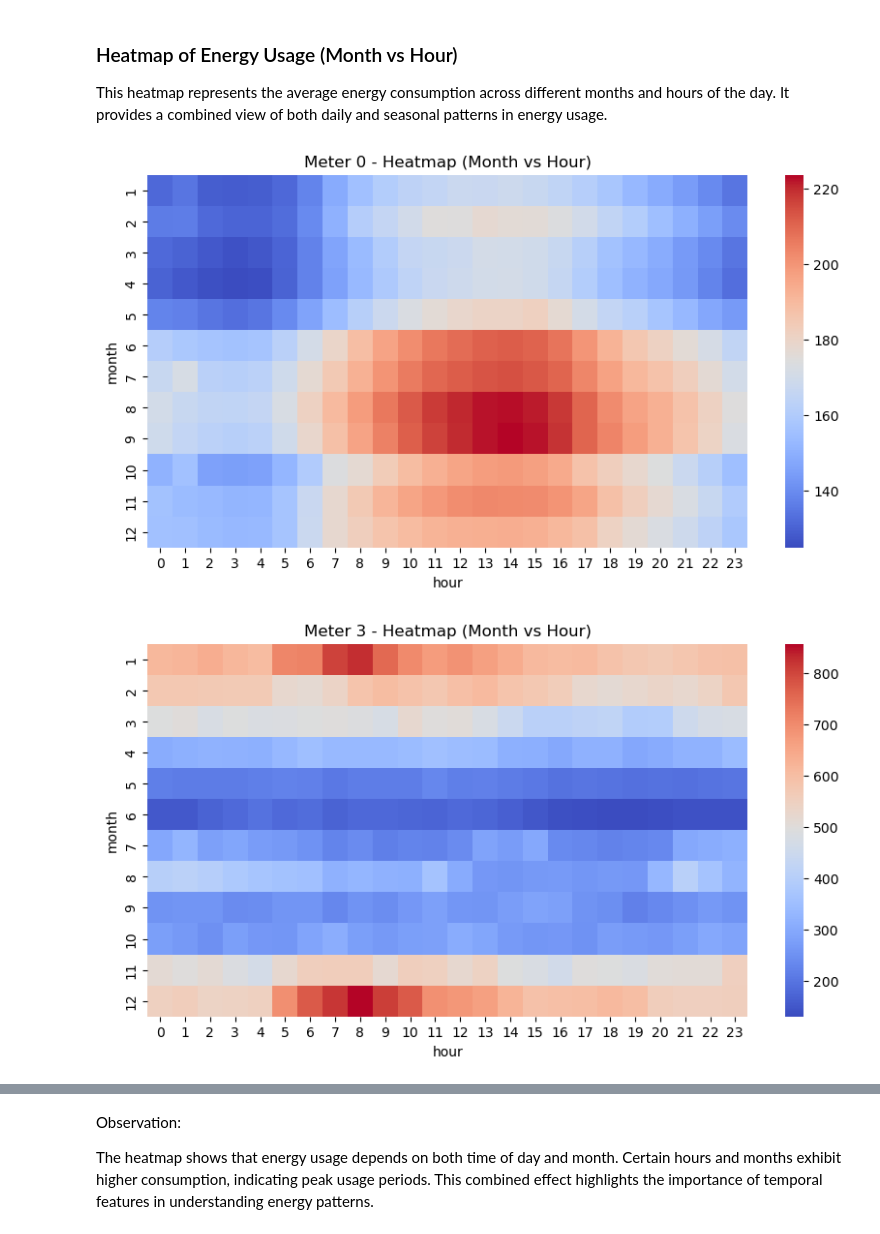
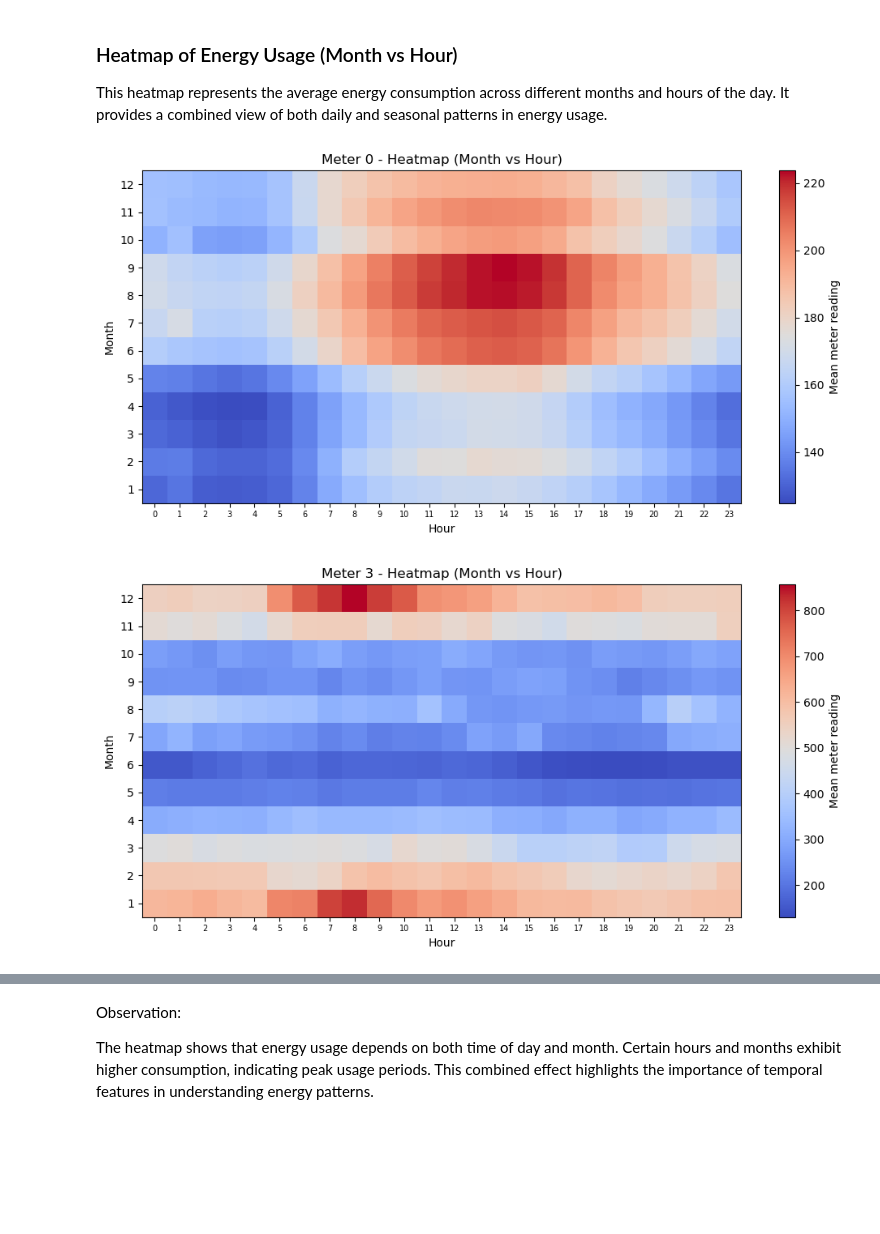
Before and after one commit to ZahraSabouri/CMT307_GreatEnergyPredictor, a Jupyter notebook: notebooks/Shivalika_TimeSeries_and_LightGBM.ipynb, the cells around one changed output, grey strips where cells are left out. Cells and saved outputs as stored; diff of their text form; code cells hidden in the pictures; blank space fills up the shorter version.

```diff
--- a/notebooks/Shivalika_TimeSeries_and_LightGBM.ipynb
+++ b/notebooks/Shivalika_TimeSeries_and_LightGBM.ipynb
@@ -248,21 +257,30 @@ It provides a combined view of both daily and seasonal patterns in energy usage.
 # %%
 # ===============================
 # 8. HEATMAP (Month vs Hour)
 # ===============================
 for m in df["meter"].unique():
     subset = df[df["meter"] == m]
 
     heatmap_data = subset.pivot_table(
         values="meter_reading",
         index="month",
         columns="hour",
         aggfunc="mean"
-    )
+    ).reindex(index=range(1, 13), columns=range(24))
 
-    plt.figure(figsize=(10,5))
-    sns.heatmap(heatmap_data, cmap="coolwarm")
-    plt.title(f"Meter {m} - Heatmap (Month vs Hour)")
+    fig, ax = plt.subplots(figsize=(10, 5))
+    image = ax.imshow(heatmap_data.values, aspect="auto", cmap="coolwarm", origin="lower")
+    ax.set_title(f"Meter {m} - Heatmap (Month vs Hour)")
+    ax.set_xlabel("Hour")
+    ax.set_ylabel("Month")
+    ax.set_xticks(range(24))
+    ax.set_xticklabels(range(24), fontsize=7)
+    ax.set_yticks(range(12))
+    ax.set_yticklabels(range(1, 13))
+    fig.colorbar(image, ax=ax, label="Mean meter reading")
+
+    fig.tight_layout()
     plt.show()
 # %% [output]
-[figure, old version]
+[figure, new version]
-[figure, old version]
+[figure, new version]
```
Also changed, not shown: parts of 14 cells of this notebook, 23 other files.
